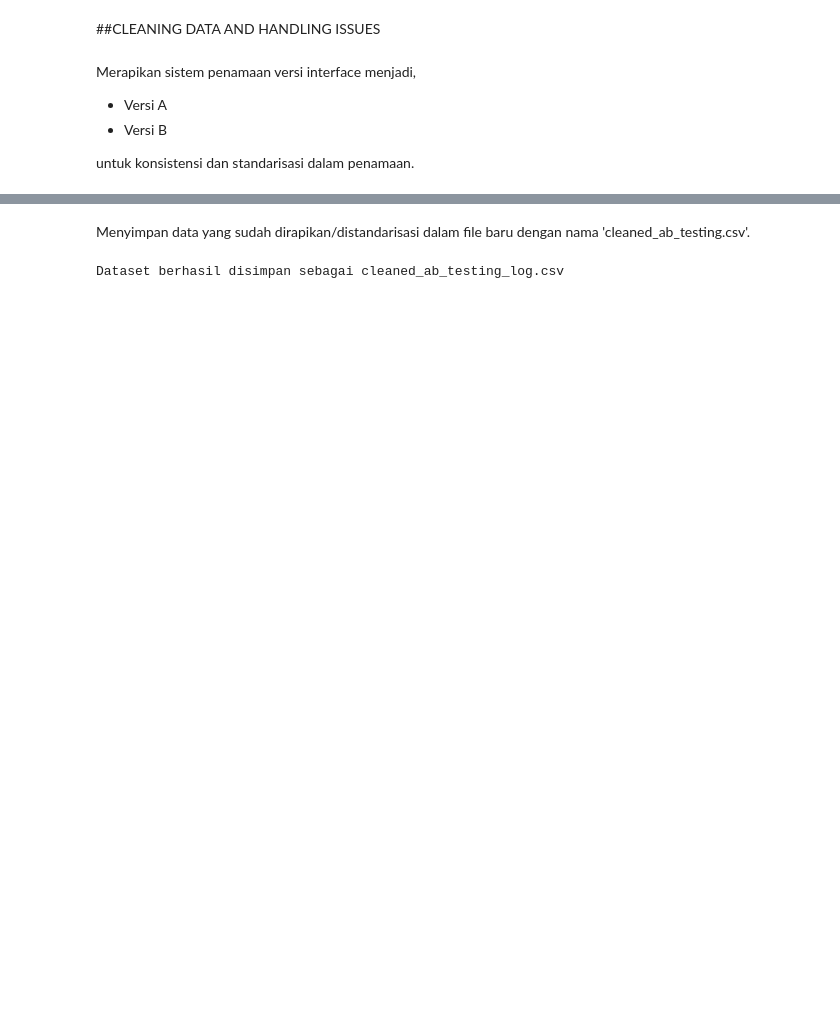
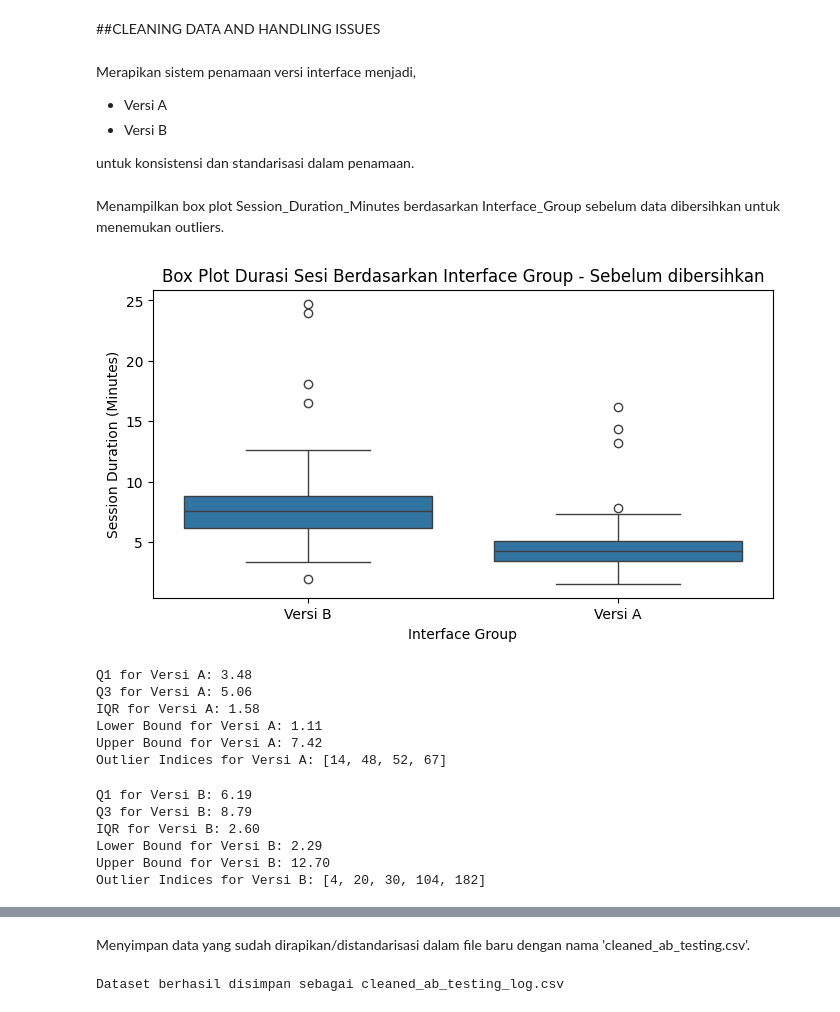
Before and after one commit to firson-creative/wc-datascience-finalproject, a Jupyter notebook: ds_finalproject.ipynb, the cells around one changed output, grey strips where cells are left out. Cells and saved outputs as stored; diff of their text form; code cells hidden in the pictures; blank space fills up the shorter version.

```diff
--- a/ds_finalproject.ipynb
+++ b/ds_finalproject.ipynb
@@ -126,3 +126,68 @@ untuk konsistensi dan standarisasi dalam penamaan.
 # %%
 df['Interface_Group'] = df['Interface_Group'].replace({'A': 'Versi A', 'old_version': 'Versi A', 'control_group': 'Versi A', 'Version A': 'Versi A'})
 df['Interface_Group'] = df['Interface_Group'].replace({'B': 'Versi B', 'Version B': 'Versi B', 'new_version': 'Versi B', 'test_group': 'Versi B'})
+# %% [markdown]
+Menampilkan box plot Session_Duration_Minutes berdasarkan Interface_Group sebelum data dibersihkan untuk menemukan outliers.
+# %%
+plt.figure(figsize=(8, 4))
+sns.boxplot(x='Interface_Group', y='Session_Duration_Minutes', data=df)
+plt.title('Box Plot Durasi Sesi Berdasarkan Interface Group - Sebelum dibersihkan')
+plt.xlabel('Interface Group')
+plt.ylabel('Session Duration (Minutes)')
+plt.show()
+# %% [output]
+[figure, added]
+# %%
+durations_a = df[df['Interface_Group'] == 'Versi A']['Session_Duration_Minutes']
+
+Q1_a = durations_a.quantile(0.25)
+Q3_a = durations_a.quantile(0.75)
+IQR_a = Q3_a - Q1_a
+
+lower_bound_a = Q1_a - 1.5 * IQR_a
+upper_bound_a = Q3_a + 1.5 * IQR_a
+
+outlier_indices_a = df[(df['Interface_Group'] == 'Versi A') &
+                        ((df['Session_Duration_Minutes'] < lower_bound_a) |
+                         (df['Session_Duration_Minutes'] > upper_bound_a))].index
+
+print(f"Q1 for Versi A: {Q1_a:.2f}")
+print(f"Q3 for Versi A: {Q3_a:.2f}")
+print(f"IQR for Versi A: {IQR_a:.2f}")
+print(f"Lower Bound for Versi A: {lower_bound_a:.2f}")
+print(f"Upper Bound for Versi A: {upper_bound_a:.2f}")
+print(f"Outlier Indices for Versi A: {outlier_indices_a.tolist()}")
+# %% [output]
+Q1 for Versi A: 3.48
+Q3 for Versi A: 5.06
+IQR for Versi A: 1.58
+Lower Bound for Versi A: 1.11
+Upper Bound for Versi A: 7.42
+Outlier Indices for Versi A: [14, 48, 52, 67]
+# %%
+durations_b = df[df['Interface_Group'] == 'Versi B']['Session_Duration_Minutes']
+
+Q1_b = durations_b.quantile(0.25)
+Q3_b = durations_b.quantile(0.75)
+IQR_b = Q3_b - Q1_b
+
+lower_bound_b = Q1_b - 1.5 * IQR_b
+upper_bound_b = Q3_b + 1.5 * IQR_b
+
+outlier_indices_b = df[(df['Interface_Group'] == 'Versi B') &
+                        ((df['Session_Duration_Minutes'] < lower_bound_b) |
+                         (df['Session_Duration_Minutes'] > upper_bound_b))].index
+
+print(f"Q1 for Versi B: {Q1_b:.2f}")
+print(f"Q3 for Versi B: {Q3_b:.2f}")
+print(f"IQR for Versi B: {IQR_b:.2f}")
+print(f"Lower Bound for Versi B: {lower_bound_b:.2f}")
+print(f"Upper Bound for Versi B: {upper_bound_b:.2f}")
+print(f"Outlier Indices for Versi B: {outlier_indices_b.tolist()}")
+# %% [output]
+Q1 for Versi B: 6.19
+Q3 for Versi B: 8.79
+IQR for Versi B: 2.60
+Lower Bound for Versi B: 2.29
+Upper Bound for Versi B: 12.70
+Outlier Indices for Versi B: [4, 20, 30, 104, 182]
```
Also changed, not shown: parts of 14 cells of this notebook, 1 other file.
